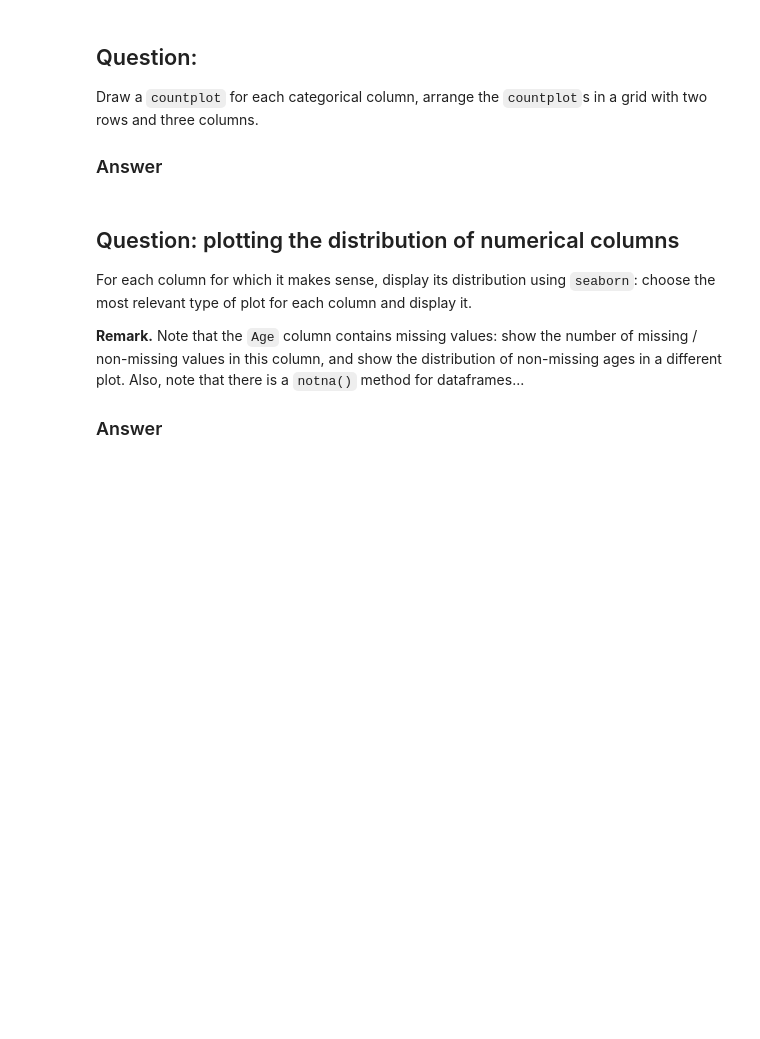
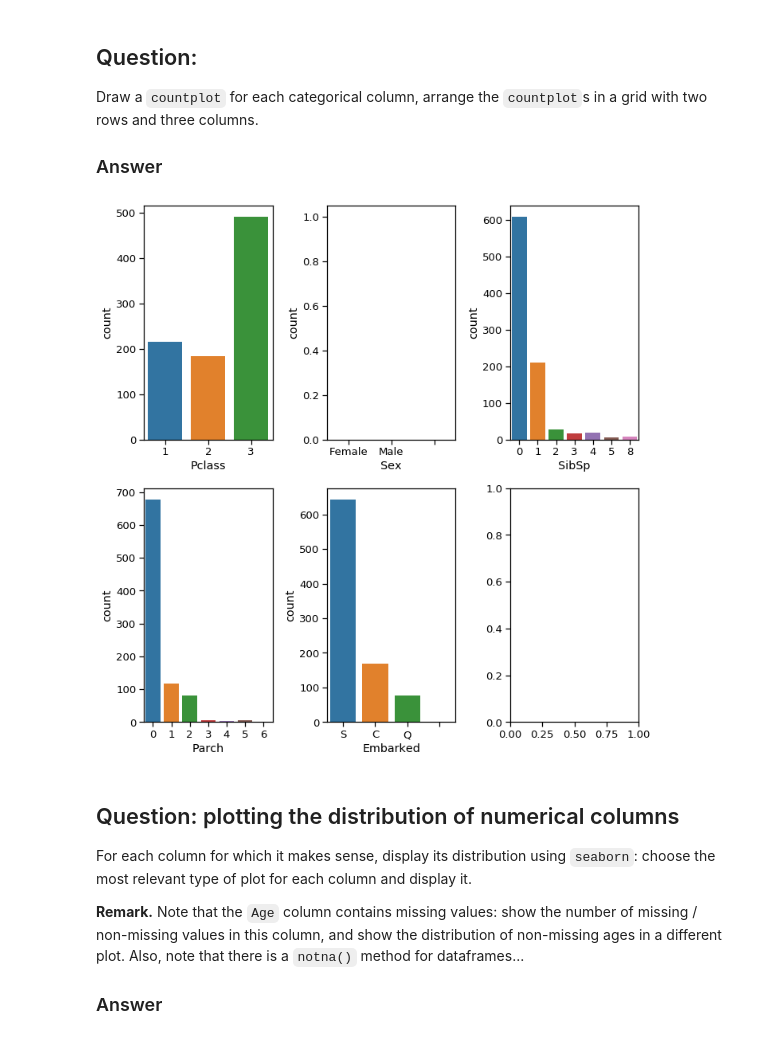
Before and after one commit to anis45/TechBigDataHomeWork, a Jupyter notebook: homework01.ipynb, the cells around one changed output. Saved outputs shown, nothing was run; the diff lists cells and outputs as text; code cells hidden in the pictures; blank space fills up the shorter version.

```diff
--- a/homework01.ipynb
+++ b/homework01.ipynb
@@ -265,6 +367,17 @@ Draw a `countplot` for each categorical column, arrange the `countplot`s in a gr
 with two rows and three columns.
 
 ### Answer
+# %%
+
+
+fig, axes = plt.subplots(nrows=2, ncols=3, figsize=(10, 10))
+columns = df.select_dtypes(include='category')
+
+for i, colname in enumerate(columns):
+    sns.countplot(colname, data=df, ax=fig.axes[i])
+plt.tight_layout()
+# %% [output]
+[figure, added]
 # %% [markdown]
 
 ## Question: plotting the distribution of numerical columns
```
Also changed, not shown: parts of 12 cells of this notebook.
